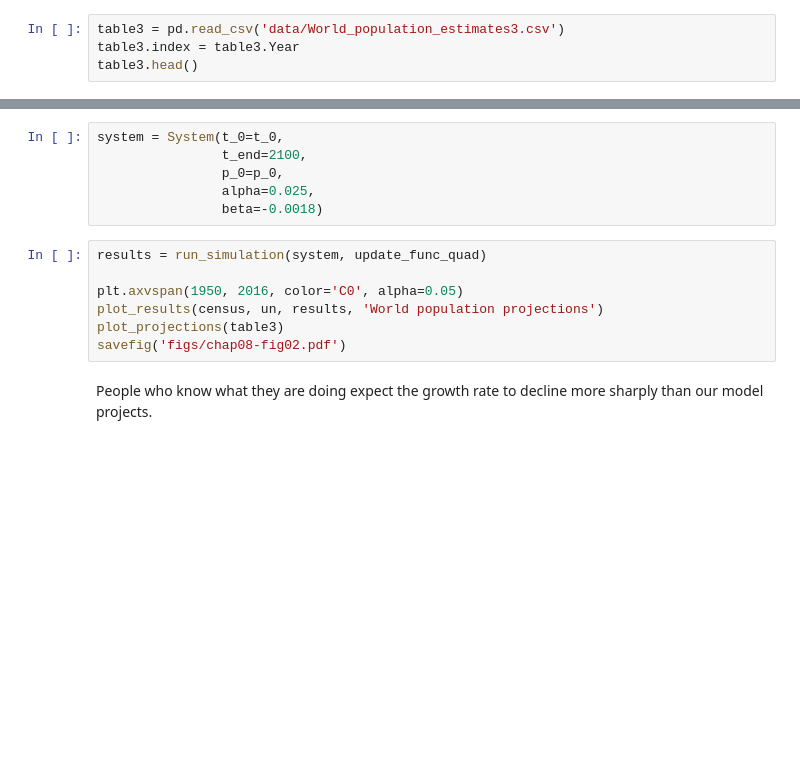
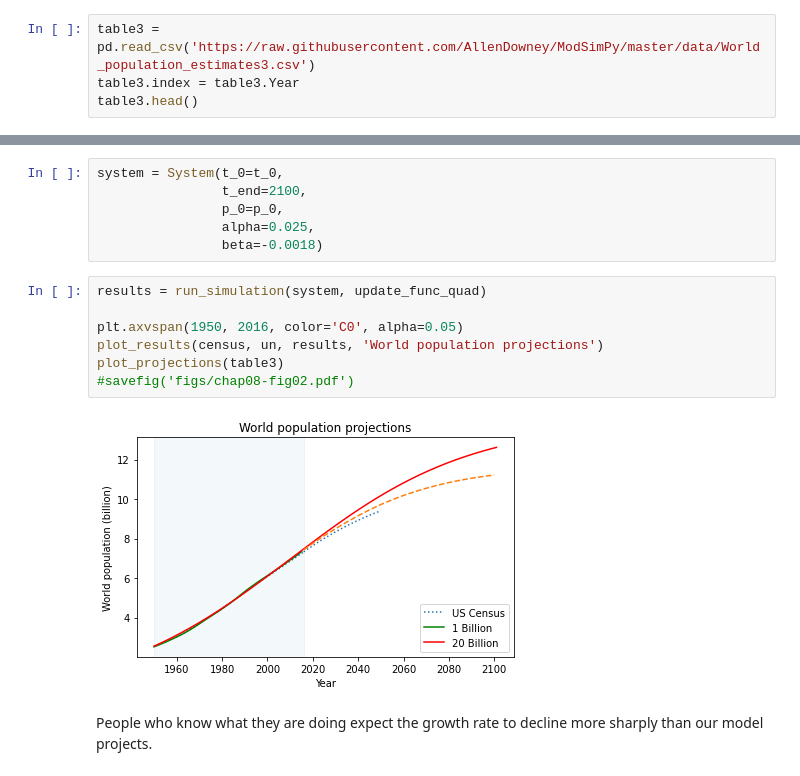
Before and after one commit to st3vejobs/DATA-604, a Jupyter notebook: Homework_4/DATA_604_HW4_Chapter_8.ipynb, the cells around one changed output, grey strips where cells are left out. Cells and saved outputs as stored; diff of their text form; blank space fills up the shorter version.

```diff
--- a/Homework_4/DATA_604_HW4_Chapter_8.ipynb
+++ b/Homework_4/DATA_604_HW4_Chapter_8.ipynb
@@ -182,6 +299,6 @@ def read_table3(filename = 'data/World_population_estimates.html'):
 #table3 = read_table3()
 #table3.to_csv('data/World_population_estimates3.csv')
 # %%
-table3 = pd.read_csv('data/World_population_estimates3.csv')
+table3 = pd.read_csv('https://raw.githubusercontent.com/AllenDowney/ModSimPy/master/data/World_population_estimates3.csv')
 table3.index = table3.Year
 table3.head()
@@ -211,10 +336,12 @@ system = System(t_0=t_0,
 # %%
 results = run_simulation(system, update_func_quad)
 
 plt.axvspan(1950, 2016, color='C0', alpha=0.05)
 plot_results(census, un, results, 'World population projections')
 plot_projections(table3)
-savefig('figs/chap08-fig02.pdf')
+#savefig('figs/chap08-fig02.pdf')
+# %% [output]
+[figure, added]
 # %% [markdown]
 People who know what they are doing expect the growth rate to decline more sharply than our model projects.
 # %% [markdown]
```
Also changed, not shown: parts of 24 cells of this notebook.
